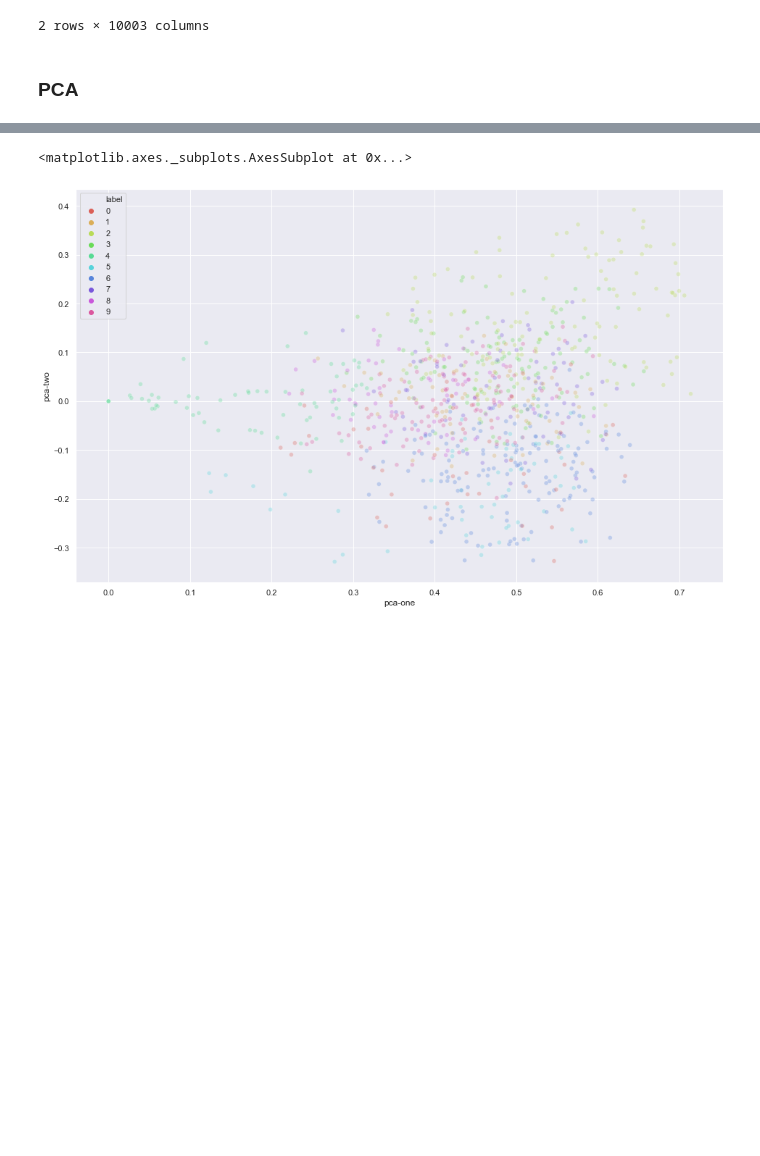
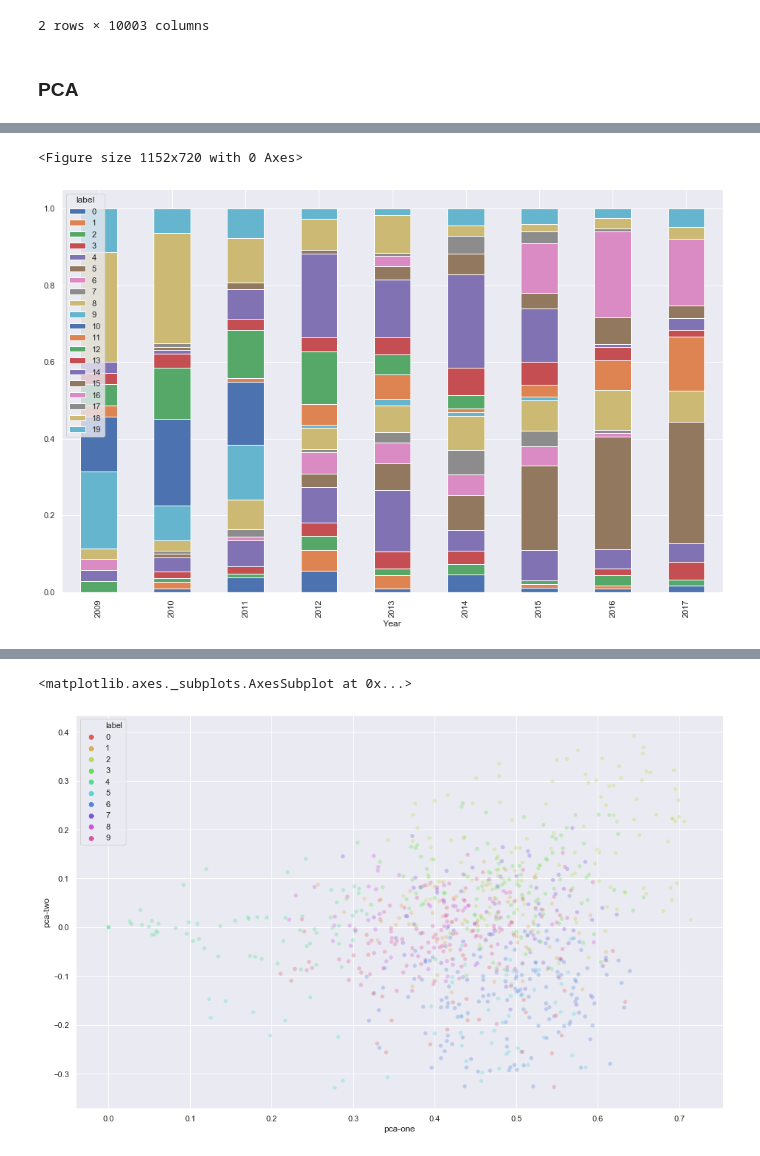
Before and after one commit to carlomarxdk/danish-parlament-text, a Jupyter notebook: 3_TF_IDF.ipynb, the cells around one changed output, grey strips where cells are left out. Cells and saved outputs as stored; diff of their text form; code cells hidden in the pictures; blank space fills up the shorter version.

```diff
--- a/3_TF_IDF.ipynb
+++ b/3_TF_IDF.ipynb
@@ -79,0 +136,8 @@ done in 88.354880s
+# %%
+plt.figure(figsize=(16,10))
+df_ = df_x.groupby(['Year', 'label'])['Meeting'].count().unstack()
+df_ = df_.div(df_.sum(axis=1),axis=0).plot(kind='bar', stacked=True,  figsize=(16,10))
+plt.show()
+# %% [output]
+<Figure size 1152x720 with 0 Axes>
+[figure, added]
```
Also changed, not shown: parts of 17 cells of this notebook, 1 other file.
